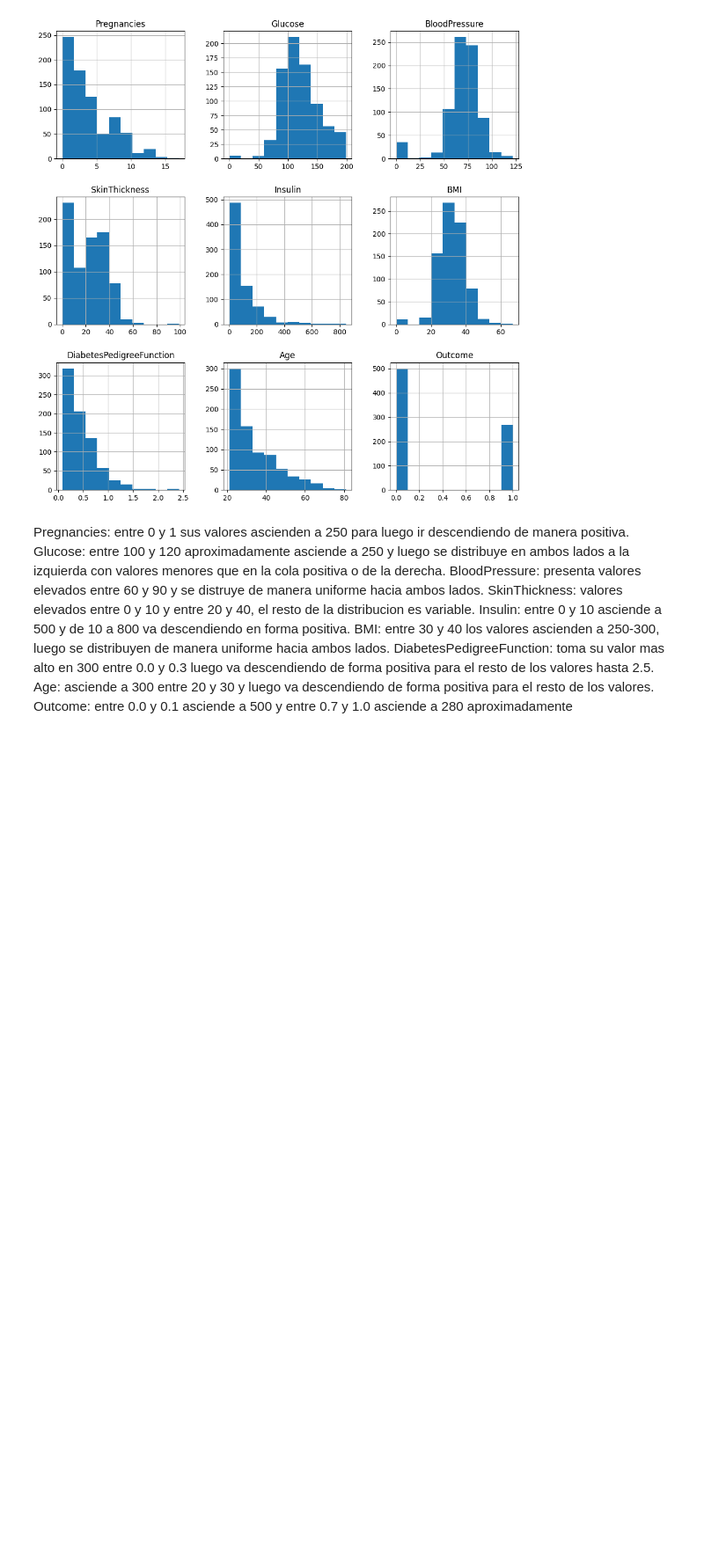
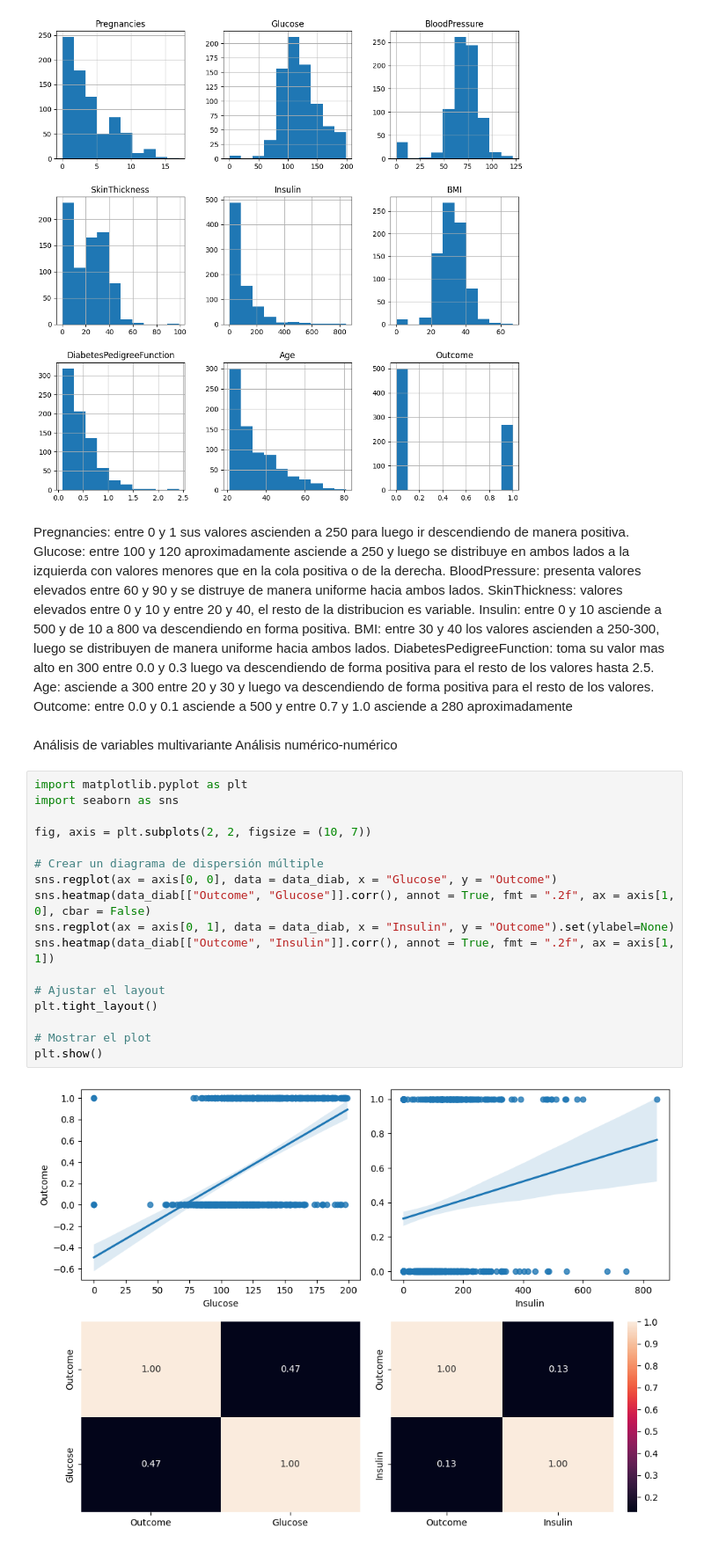
Before and after one commit to emilceinfante/Arboles_decision, a Jupyter notebook: src/explore.ipynb, the cells around one changed output. Shown: that part at 88% size. Cells and saved outputs as stored; diff of their text form; blank space fills up the shorter version.

```diff
--- a/src/explore.ipynb
+++ b/src/explore.ipynb
@@ -67,3 +67,25 @@ BMI: entre 30 y 40 los valores ascienden a 250-300, luego se distribuyen de mane
 DiabetesPedigreeFunction: toma su valor mas alto en 300 entre 0.0 y 0.3 luego va descendiendo de forma positiva para el resto de los valores hasta 2.5.
 Age: asciende a 300 entre 20 y 30 y luego va descendiendo de forma positiva para el resto de los valores.
 Outcome: entre 0.0 y 0.1 asciende a 500 y entre 0.7 y 1.0 asciende a 280 aproximadamente
+# %% [markdown]
+Análisis de variables multivariante
+Análisis numérico-numérico
+# %%
+import matplotlib.pyplot as plt
+import seaborn as sns
+
+fig, axis = plt.subplots(2, 2, figsize = (10, 7))
+
+# Crear un diagrama de dispersión múltiple
+sns.regplot(ax = axis[0, 0], data = data_diab, x = "Glucose", y = "Outcome")
+sns.heatmap(data_diab[["Outcome", "Glucose"]].corr(), annot = True, fmt = ".2f", ax = axis[1, 0], cbar = False)
+sns.regplot(ax = axis[0, 1], data = data_diab, x = "Insulin", y = "Outcome").set(ylabel=None)
+sns.heatmap(data_diab[["Outcome", "Insulin"]].corr(), annot = True, fmt = ".2f", ax = axis[1, 1])
+
+# Ajustar el layout
+plt.tight_layout()
+
+# Mostrar el plot
+plt.show()
+# %% [output]
+[figure, added]
```
Also changed, not shown: parts of 4 cells of this notebook.
